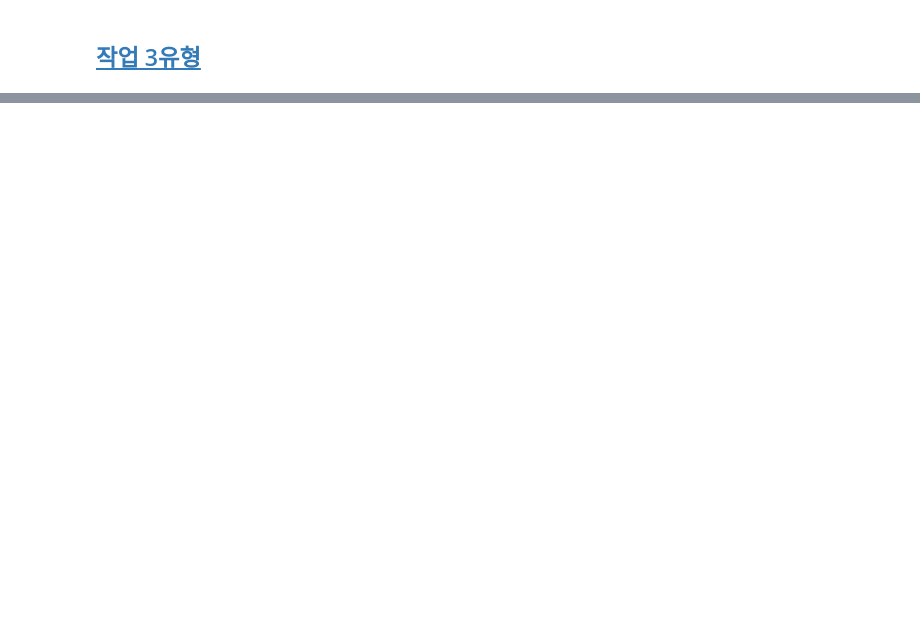
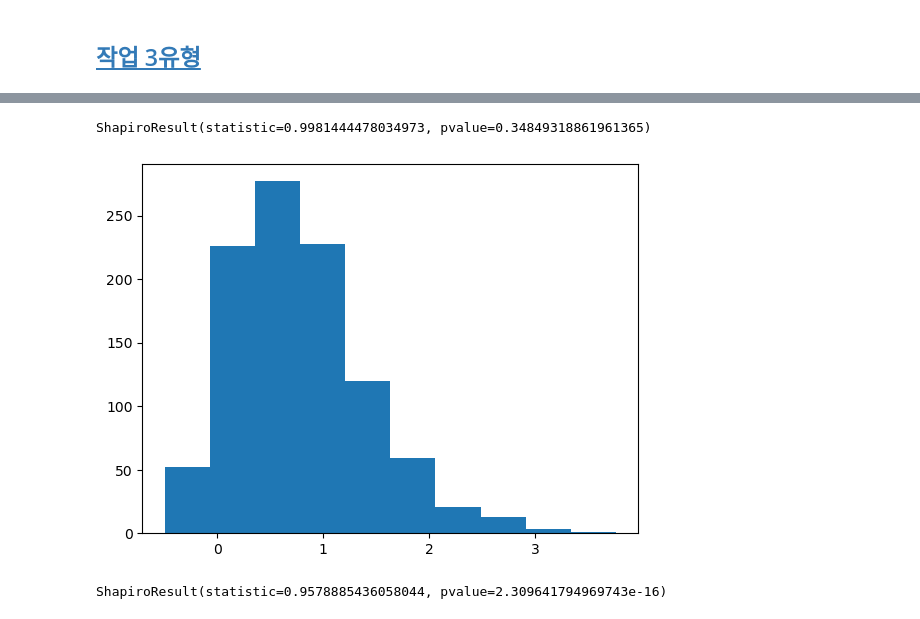
Before and after one commit to wonder1ng/study, a Jupyter notebook: 231130_01_빅분기_준비.ipynb, the cells around one changed output, grey strips where cells are left out. Cells and saved outputs as stored; diff of their text form; code cells hidden in the pictures; blank space fills up the shorter version.

```diff
--- a/231130_01_빅분기_준비.ipynb
+++ b/231130_01_빅분기_준비.ipynb
@@ -441,0 +523,20 @@ from sklearn.ensemble import RandomForestClassifier, GradientBoostingClassifier
+# %%
+from scipy.stats import shapiro
+
+print(shapiro(df))
+# %% [output]
+ShapiroResult(statistic=0.9981444478034973, pvalue=0.34849318861961365)
+# %%
+import pandas as pd
+import matplotlib.pyplot as plt
+df = pd.read_csv('https://raw.githubusercontent.com/Datamanim/datarepo/main/scipy/normal3.csv')
+plt.hist(df)
+plt.show()
+# %% [output]
+[figure, added]
+# %%
+from scipy.stats import shapiro
+
+print(shapiro(df))
+# %% [output]
+ShapiroResult(statistic=0.9578885436058044, pvalue=2.309641794969743e-16)
```
Also changed, not shown: parts of 13 cells of this notebook.
